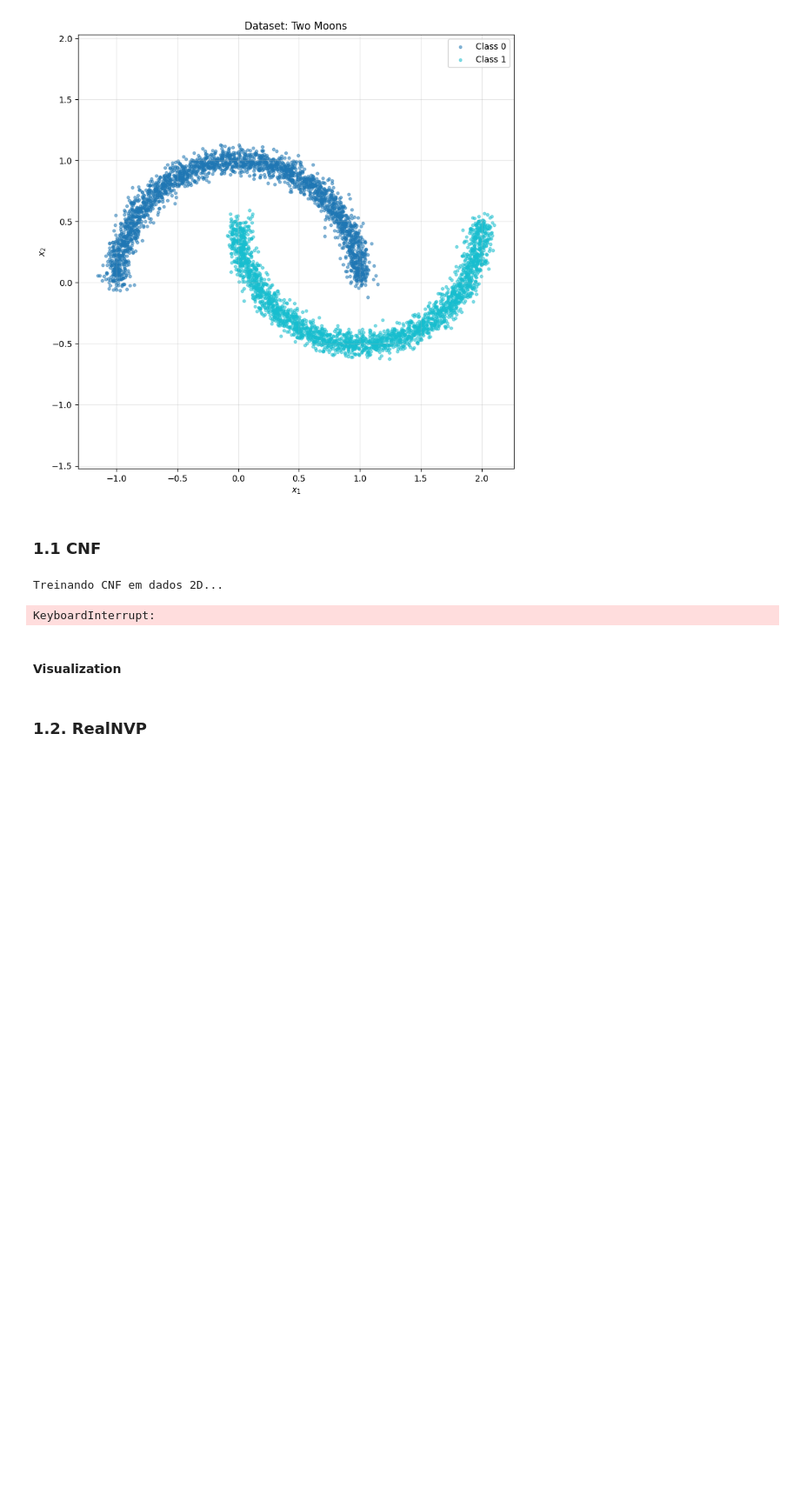
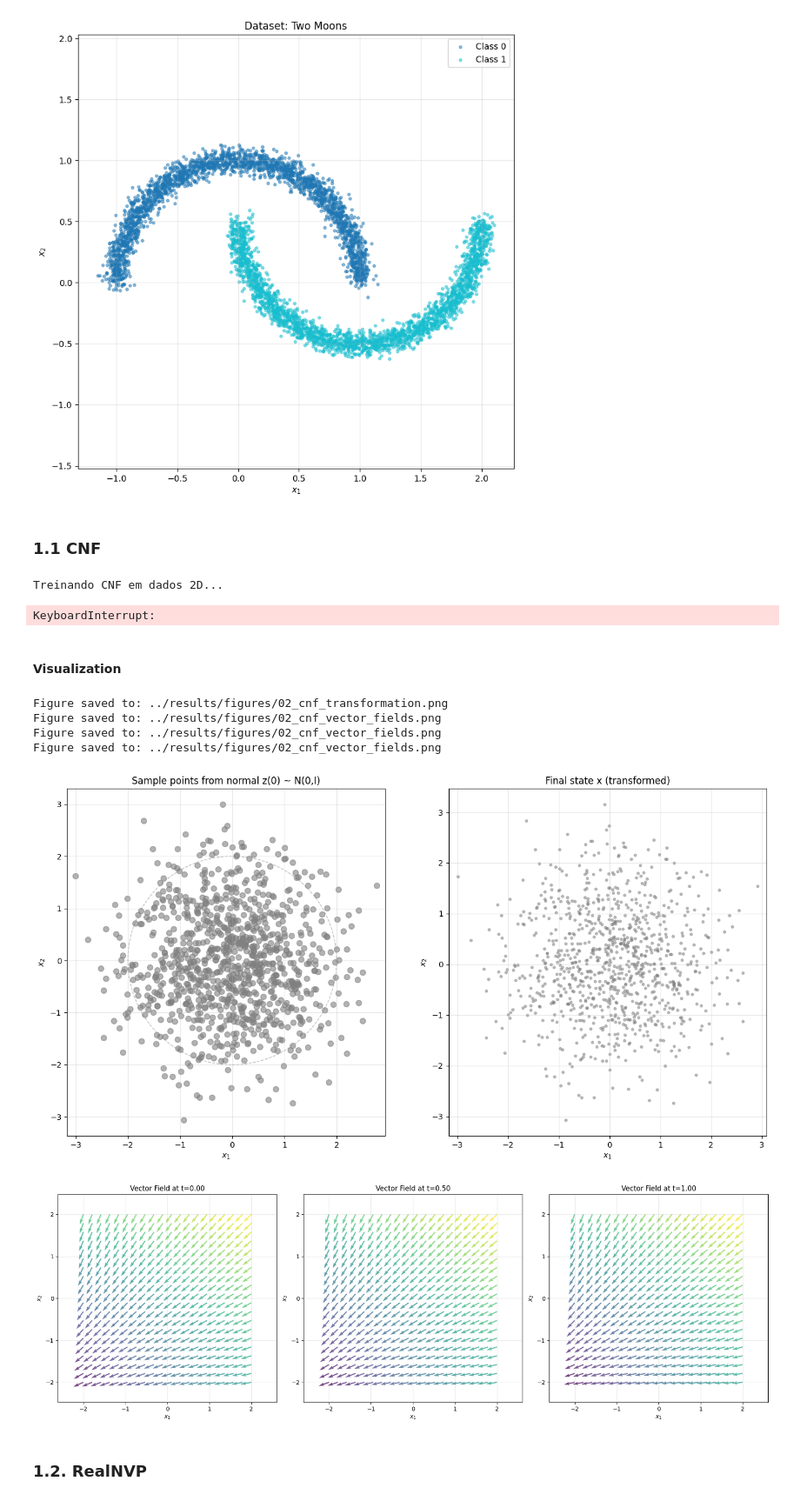
Before and after one commit to lucascbarbosa/flow, a Jupyter notebook: notebooks/02_cnf_trace_comparison.ipynb, the cells around one changed output. Shown at 87% size. Cells and saved outputs as stored; diff of their text form; code cells hidden in the pictures; blank space fills up the shorter version.

```diff
--- a/notebooks/02_cnf_trace_comparison.ipynb
+++ b/notebooks/02_cnf_trace_comparison.ipynb
@@ -81,26 +78,32 @@ KeyboardInterrupt:
 # %% [markdown]
 #### Visualization
 # %%
-plot_transformation(
+Synthetic2DViz.plot_transformation(
     cnf_2d,
     n_samples=1000,
     n_trajectory_points=100,
     save_path=os.path.join(FIGURES_DIR, '02_cnf_transformation.png')
 )
 fig, axes = plt.subplots(1, 3, figsize=(18, 6))
 for i, t in enumerate([0.0, 0.5, 1.0]):
-    plot_vector_field(
+    Synthetic2DViz.plot_vector_field(
         cnf_2d,
         xlim=(-2, 2),
         ylim=(-2, 2),
         n_grid=20,
         t=t,
-        ax=axes[i]
+        ax=axes[i],
+        save_path=os.path.join(FIGURES_DIR, '02_cnf_vector_fields.png')
     )
 plt.tight_layout()
-plt.savefig(os.path.join(FIGURES_DIR, '02_cnf_vector_fields.png'), dpi=300, bbox_inches='tight')
-print(f"Figure saved to: {os.path.join(FIGURES_DIR, '02_cnf_vector_fields.png')}")
 plt.show()
+# %% [output]
+Figure saved to: ../results/figures/02_cnf_transformation.png
+Figure saved to: ../results/figures/02_cnf_vector_fields.png
+Figure saved to: ../results/figures/02_cnf_vector_fields.png
+Figure saved to: ../results/figures/02_cnf_vector_fields.png
+[figure, added]
+[figure, added]
 # %% [markdown]
 ### 1.2. RealNVP
 # %%
```
Also changed, not shown: parts of 8 cells of this notebook, 2 other files.
